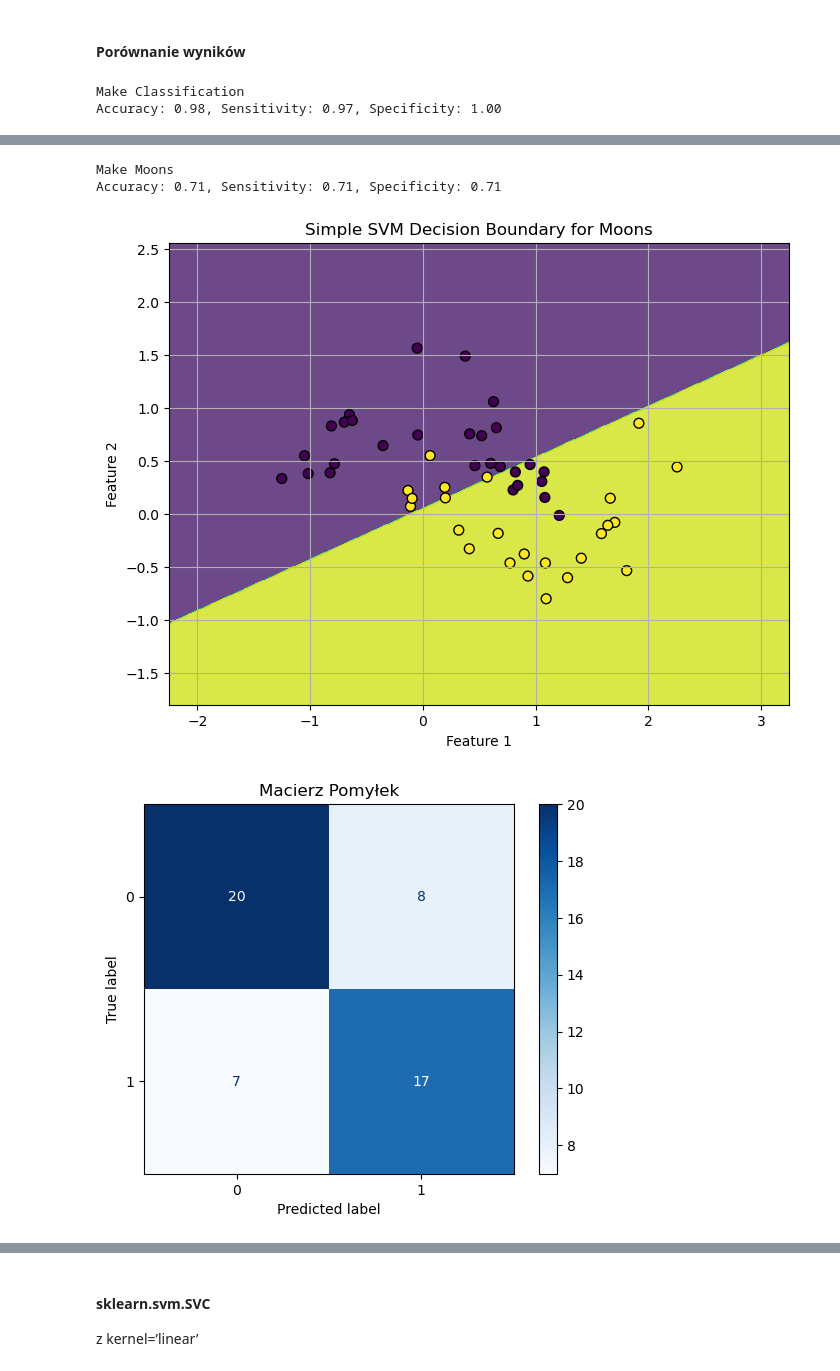
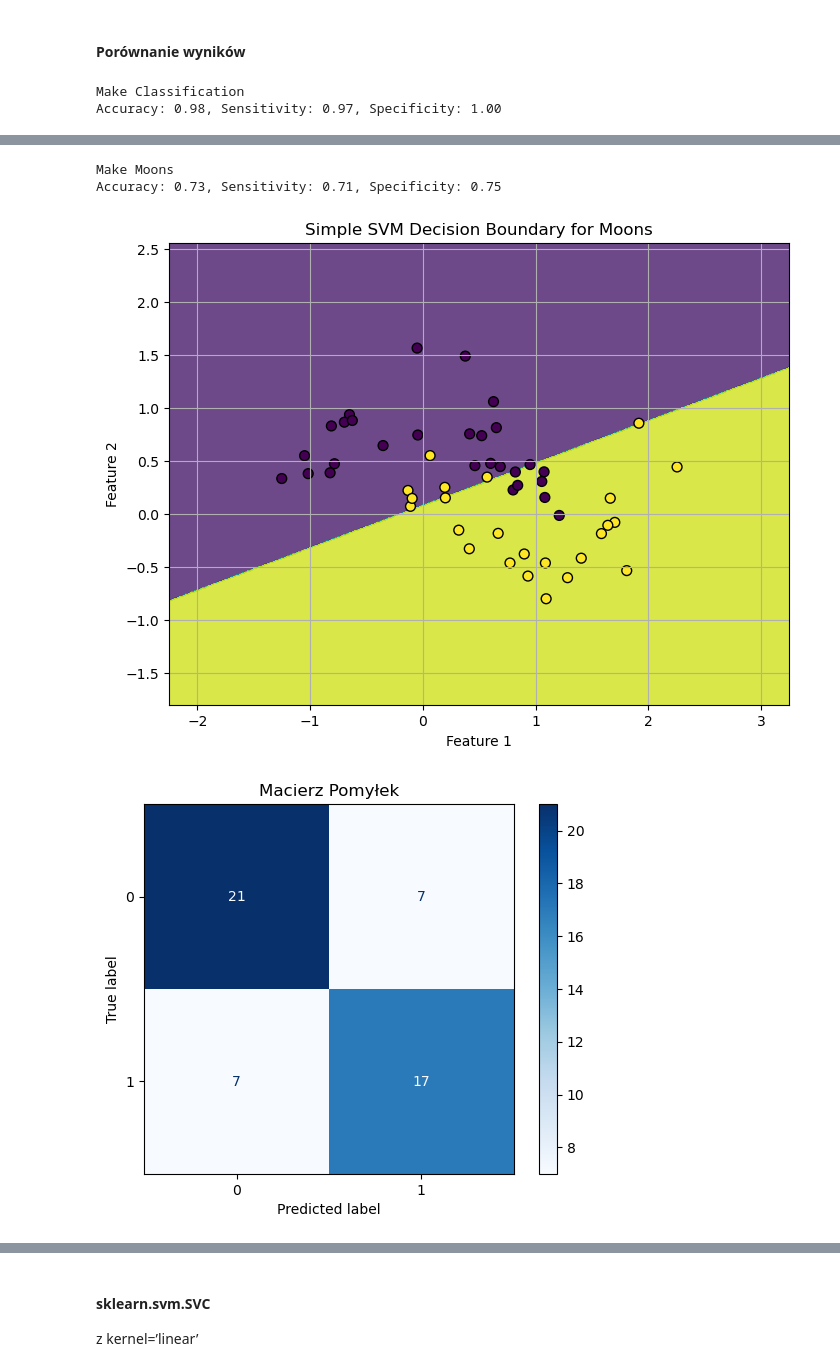
Before and after one commit to Lecrut/ai-ml_studies, a Jupyter notebook: pum/4_259199_Filip_Lecrut.ipynb, the cells around one changed output, grey strips where cells are left out. Saved outputs shown, nothing was run; the diff lists cells and outputs as text; code cells hidden in the pictures.

Commit message:
fix - linear svm

```diff
--- a/pum/4_259199_Filip_Lecrut.ipynb
+++ b/pum/4_259199_Filip_Lecrut.ipynb
@@ -160,7 +194,7 @@ class LinearSVM:
 # %%
 results = pd.DataFrame(columns=["Accuracy", "Sensitivity", "Specificity"])
 
-svm = LinearSVM(learning_rate=0.1, lambda_param=0.01, n_iters=1000)
+svm = LinearSVM()
 svm.fit(X_train_classification, y_train_classification)
 y_pred = svm.predict(X_test_classification)
 
@@ -174,7 +208,7 @@ plot_roc_curve(y_test_classification, y_pred)
 results.loc["Make Classification (własna implementacja)"] = [accuracy_classification, sensitivity_classification, specificity_classification]
 
 print("Make Moons")
-svm_moons = LinearSVM(learning_rate=0.1, lambda_param=0.01, n_iters=1000)
+svm_moons = LinearSVM()
 svm_moons.fit(X_train_moons, y_train_moons)
 y_pred_moons = svm_moons.predict(X_test_moons)
 accuracy_moons, sensitivity_moons, specificity_moons = calculate_metrics(y_test_moons, y_pred_moons)
@@ -191,6 +225,6 @@ Accuracy: 0.98, Sensitivity: 0.97, Specificity: 1.00
 [figure]
 [figure]
 Make Moons
-Accuracy: 0.71, Sensitivity: 0.71, Specificity: 0.71
+Accuracy: 0.73, Sensitivity: 0.71, Specificity: 0.75
-[figure, old version]
+[figure, new version]
-[figure, old version]
+[figure, new version]
```
Also changed, not shown: parts of 3 cells of this notebook, 1 other file.
